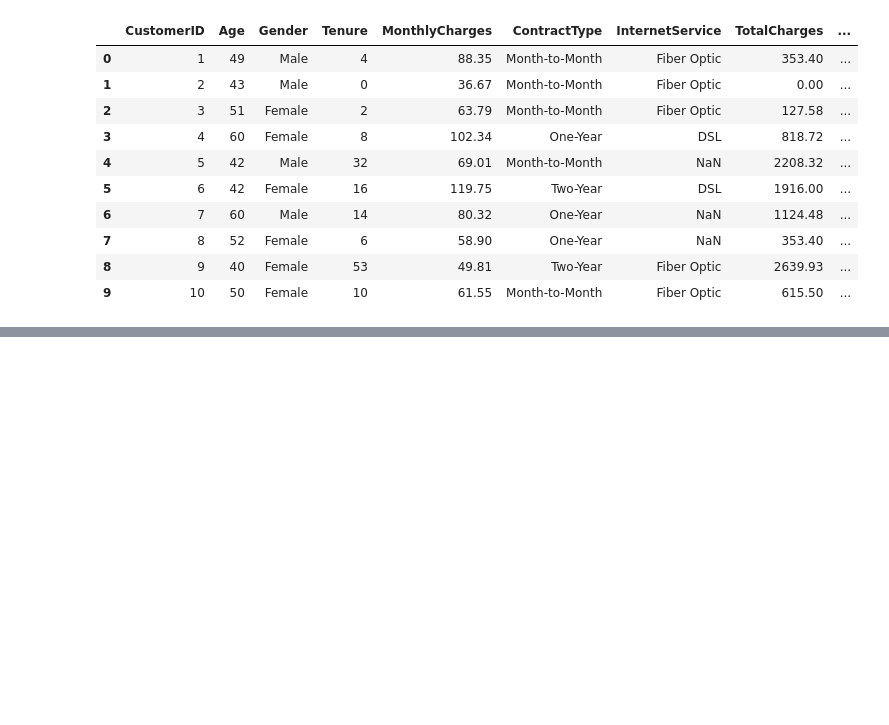
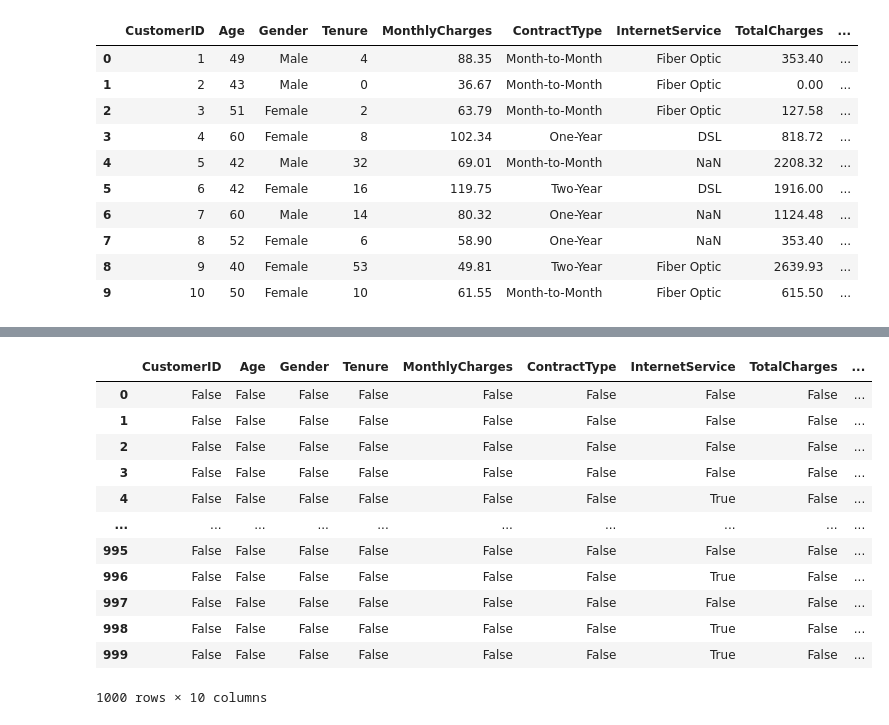
Before and after one commit to BarnaliBhowmik/PythonProjects, a Jupyter notebook: ChurnSurvivalAnalysisAndPredictionModel.ipynb, the cells around one changed output, grey strips where cells are left out. Cells and saved outputs as stored; diff of their text form; code cells hidden in the pictures; blank space fills up the shorter version.

```diff
--- a/ChurnSurvivalAnalysisAndPredictionModel.ipynb
+++ b/ChurnSurvivalAnalysisAndPredictionModel.ipynb
@@ -20,0 +41,18 @@ df.head(10)
+# %%
+df.isna()
+# df.isna().sum() - in numbers form
+# df.isna().sum().sum - for individual sum
+# %% [output]
+|  | CustomerID | Age | Gender | Tenure | MonthlyCharges | ContractType | InternetService | TotalCharges | ... |
+| 0 | False | False | False | False | False | False | False | False | ... |
+| 1 | False | False | False | False | False | False | False | False | ... |
+| 2 | False | False | False | False | False | False | False | False | ... |
+| 3 | False | False | False | False | False | False | False | False | ... |
+| 4 | False | False | False | False | False | False | True | False | ... |
+| ... | ... | ... | ... | ... | ... | ... | ... | ... | ... |
+| 995 | False | False | False | False | False | False | False | False | ... |
+| 996 | False | False | False | False | False | False | True | False | ... |
+| 997 | False | False | False | False | False | False | False | False | ... |
+| 998 | False | False | False | False | False | False | True | False | ... |
+| 999 | False | False | False | False | False | False | True | False | ... |
+1000 rows × 10 columns
```
Also changed, not shown: parts of 22 cells of this notebook.
